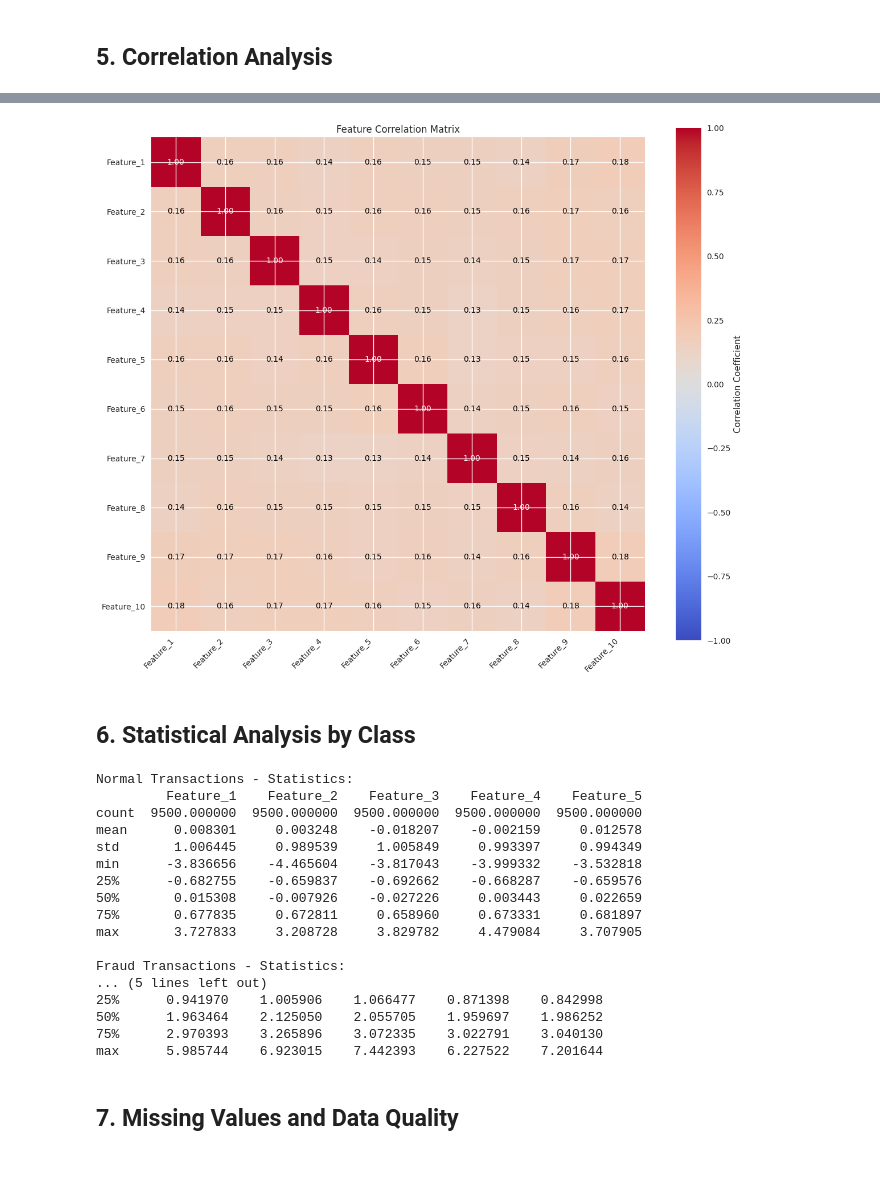
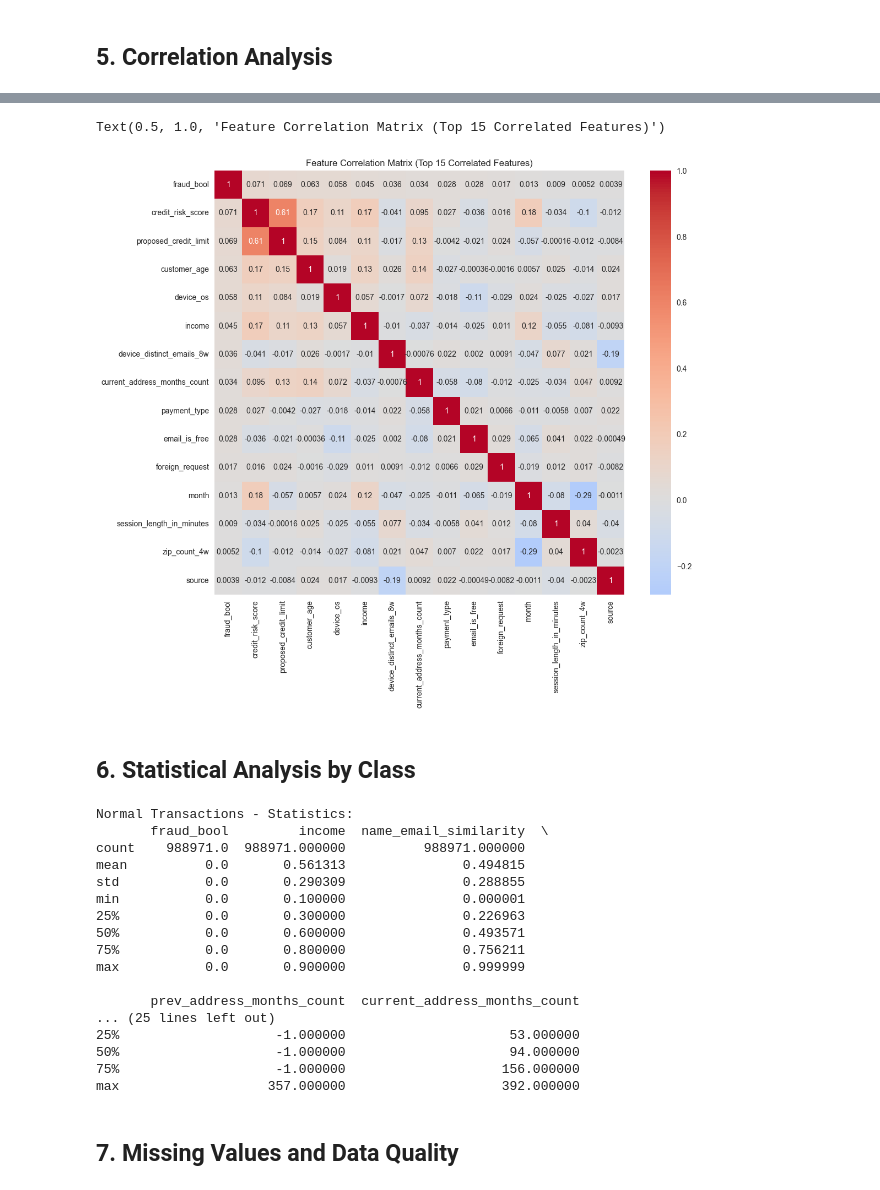
Before and after one commit to Anu27n/Project1, a Jupyter notebook: notebooks/01_data_exploration.ipynb, the cells around one changed output, grey strips where cells are left out. Cells and saved outputs as stored; diff of their text form; code cells hidden in the pictures.

```diff
--- a/notebooks/01_data_exploration.ipynb
+++ b/notebooks/01_data_exploration.ipynb
@@ -38,10 +27,8 @@ We'll start by loading the fraud detection dataset. For development purposes, we
 # %%
-# Generate synthetic fraud data for exploration
-print("Generating synthetic fraud detection data...")
-X, y = generate_synthetic_fraud_data(n_samples=10000, n_features=20, fraud_rate=0.05)
+# Load dataset
+dataset_path = 'dataset/Base.csv'
+data = pd.read_csv(dataset_path)
 
-print(f"Dataset shape: {X.shape}")
-print(f"Number of features: {X.shape[1]}")
-print(f"Number of samples: {X.shape[0]}")
-print(f"Fraud rate: {y.mean():.3f} ({np.sum(y)} fraud cases out of {len(y)} total)")
+print("Dataset loaded successfully!")
+print(data.head())
 # %% [output]
@@ -128,9 +132,14 @@ plt.show()
 # %% [markdown]
 ## 5. Correlation Analysis
 # %%
-# Calculate correlation with target variable
-correlations_with_target = df.corr()['Class'].sort_values(ascending=False)
-print("Correlation with Target Variable (Class):")
+# Encode categorical features
+data_encoded = data.copy()
+for col in data_encoded.select_dtypes(include=['object', 'category']).columns:
+    data_encoded[col] = data_encoded[col].astype('category').cat.codes
+
+# Now calculate correlation with target variable
+correlations_with_target = data_encoded.corr()['fraud_bool'].sort_values(ascending=False)
+print("Correlation with Target Variable (fraud_bool):")
 print(correlations_with_target[:-1])  # Exclude self-correlation
 
 # Plot top correlated features
@@ -163,39 +172,45 @@ Name: Class, dtype: float64
 # %%
-# Feature correlation matrix
-fig = plot_correlation_matrix(X[:, :10], feature_names[:10])  # First 10 features
-plt.show()
+# Feature correlation matrix (top 15 correlated features only)
+top15_features = correlations_with_target[:-1].iloc[:15].index
+corr_matrix_top15 = data_encoded[top15_features].corr()
+plt.figure(figsize=(12, 10))
+sns.heatmap(corr_matrix_top15, annot=True, cmap='coolwarm', center=0,
+            xticklabels=top15_features,
+            yticklabels=top15_features)
+plt.title('Feature Correlation Matrix (Top 15 Correlated Features)')
 # %% [output]
+Text(0.5, 1.0, 'Feature Correlation Matrix (Top 15 Correlated Features)')
-[figure, old version]
+[figure, new version]
 # %% [markdown]
 ## 6. Statistical Analysis by Class
 # %%
 # Compare statistics between normal and fraud cases
-normal_stats = df[df['Class'] == 0].describe()
-fraud_stats = df[df['Class'] == 1].describe()
+normal_stats = data[data['fraud_bool'] == 0].describe()
+fraud_stats = data[data['fraud_bool'] == 1].describe()
 
 print("Normal Transactions - Statistics:")
 print(normal_stats.iloc[:, :5])  # First 5 features
 
 print("\nFraud Transactions - Statistics:")
-print(fraud_stats.iloc[:, :5])  # First 5 features
+print(fraud_stats.iloc[:, :5])  # First
 # %% [output]
 Normal Transactions - Statistics:
-         Feature_1    Feature_2    Feature_3    Feature_4    Feature_5
-count  9500.000000  9500.000000  9500.000000  9500.000000  9500.000000
-mean      0.008301     0.003248    -0.018207    -0.002159     0.012578
-std       1.006445     0.989539     1.005849     0.993397     0.994349
-min      -3.836656    -4.465604    -3.817043    -3.999332    -3.532818
-25%      -0.682755    -0.659837    -0.692662    -0.668287    -0.659576
-50%       0.015308    -0.007926    -0.027226     0.003443     0.022659
-75%       0.677835     0.672811     0.658960     0.673331     0.681897
-max       3.727833     3.208728     3.829782     4.479084     3.707905
+       fraud_bool         income  name_email_similarity  \
+count    988971.0  988971.000000          988971.000000
+mean          0.0       0.561313               0.494815
+std           0.0       0.290309               0.288855
+min           0.0       0.100000               0.000001
+25%           0.0       0.300000               0.226963
+50%           0.0       0.600000               0.493571
+75%           0.0       0.800000               0.756211
+max           0.0       0.900000               0.999999
 
-Fraud Transactions - Statistics:
-... (5 lines left out)
-25%      0.941970    1.005906    1.066477    0.871398    0.842998
-50%      1.963464    2.125050    2.055705    1.959697    1.986252
-75%      2.970393    3.265896    3.072335    3.022791    3.040130
-max      5.985744    6.923015    7.442393    6.227522    7.201644
+       prev_address_months_count  current_address_months_count
+... (25 lines left out)
+25%                    -1.000000                     53.000000
+50%                    -1.000000                     94.000000
+75%                    -1.000000                    156.000000
+max                   357.000000                    392.000000
 # %% [markdown]
 ## 7. Missing Values and Data Quality
 # %%
```
Also changed, not shown: parts of 13 cells of this notebook, 25 other files.
